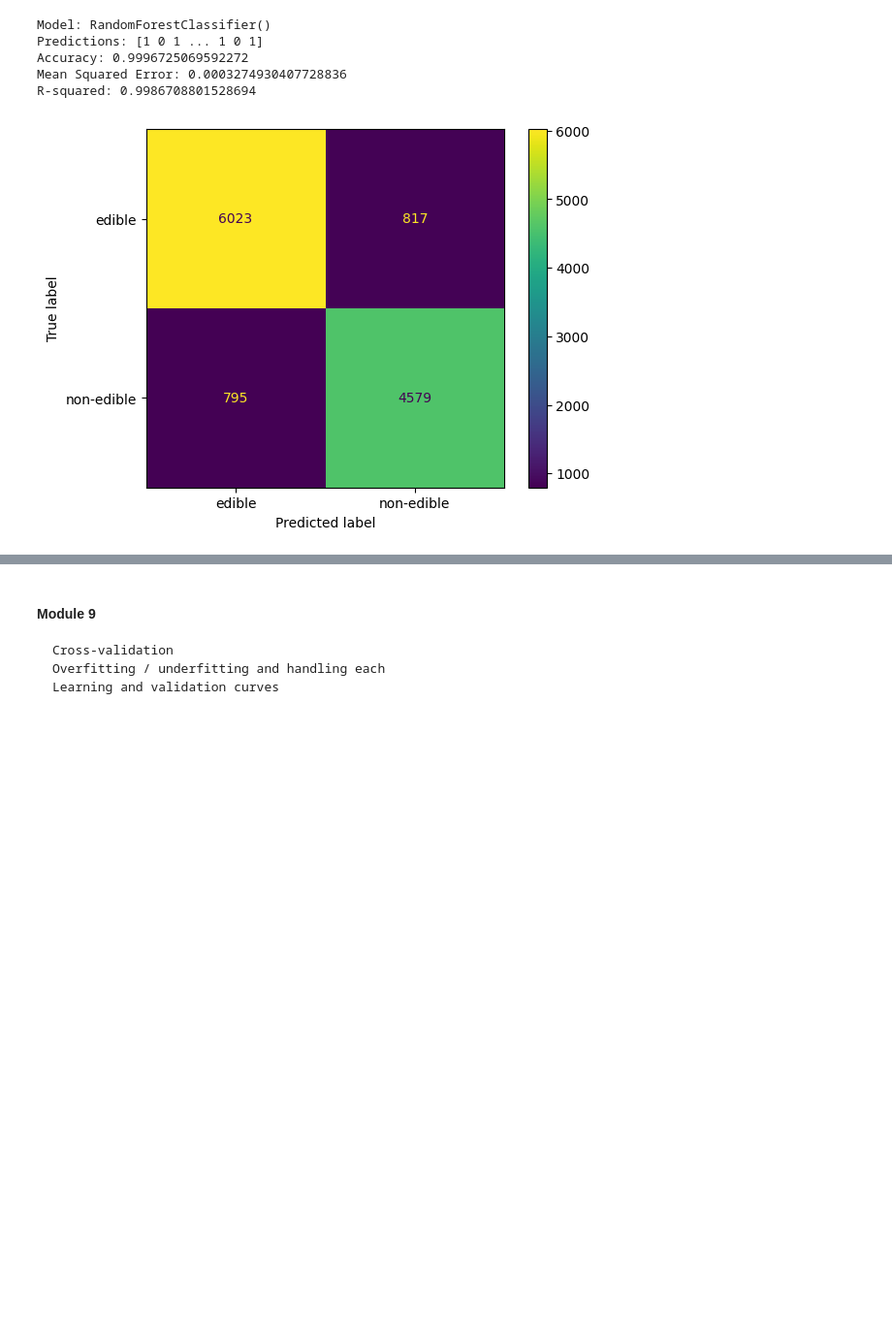
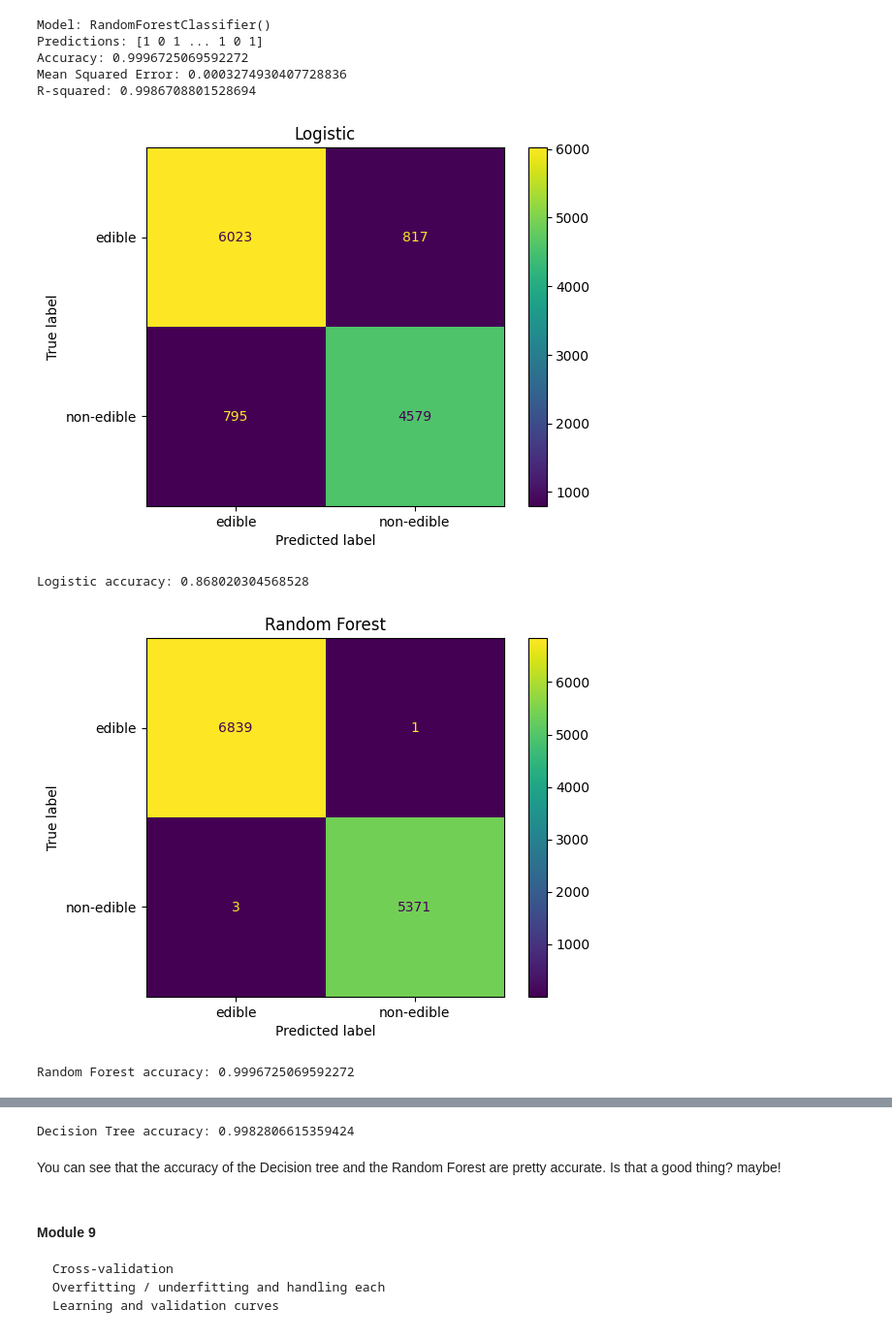
Before and after one commit to rjtrenchard/FungalHabitatML, a Jupyter notebook: Mushroom_Hunter.ipynb, the cells around one changed output, grey strips where cells are left out. Shown: that part at 97% size. Saved outputs shown, nothing was run; the diff lists cells and outputs as text; code cells hidden in the pictures; blank space fills up the shorter version.

```diff
--- a/Mushroom_Hunter.ipynb
+++ b/Mushroom_Hunter.ipynb
@@ -758,15 +758,35 @@ import matplotlib.pyplot as plt
 # accuracy is given per model, and can be accessed in the 4th value of the tuple.
 # using y_test as the test variables,
 # we need to make a prediction as well, which is stored within the logistic model object
-logistic = model_to_dict(logistic_tuple)
-y_pred = logistic['y_pred']
 
-# show confusion matrix
-cm = confusion_matrix(y_test, y_pred)
-disp = ConfusionMatrixDisplay(confusion_matrix=cm, display_labels=['edible', 'non-edible'])
-# np.array(linear['y_pred']).tolist()
-# y_pred
-disp.plot()
-plt.show()
+
+def generate_confusion_matrix(model_tuple):
+    model_dict = model_to_dict(model_tuple)
+    y_pred = model_dict['y_pred']
+
+    # return cm
+    return confusion_matrix(y_test, y_pred)
+
+def graph_cm(confusion_matrix, title):
+    disp = ConfusionMatrixDisplay(confusion_matrix=confusion_matrix, display_labels=['edible', 'non-edible'])
+    disp.plot()
+    plt.title(title)
+    plt.show()
-# %% [output]
-[figure, removed]
+# %%
+# build and graph cms
+
+log_cm = generate_confusion_matrix(logistic_tuple)
+rf_cm = generate_confusion_matrix(random_forest_tuple)
+dt_cm = generate_confusion_matrix(decision_tree_tuple)
+
+graph_cm(log_cm, "Logistic")
+print(f"Logistic accuracy: {logistic_tuple[3]}")
+graph_cm(rf_cm, "Random Forest")
+print(f"Random Forest accuracy: {random_forest_tuple[3]}")
+graph_cm(dt_cm, "Decision Tree")
+print(f"Decision Tree accuracy: {decision_tree_tuple[3]}")
+# %% [output]
+[figure, added]
+Logistic accuracy: 0.868020304568528
+[figure, added]
+Random Forest accuracy: 0.9996725069592272
@@ -773,3 +794,6 @@ plt.show()
+Decision Tree accuracy: 0.9982806615359424
+# %% [markdown]
+You can see that the accuracy of the Decision tree and the Random Forest are pretty accurate. Is that a good thing? maybe!
 # %% [markdown]
 #### Module 9
     Cross-validation
```
Also changed, not shown: parts of 8 cells of this notebook.
